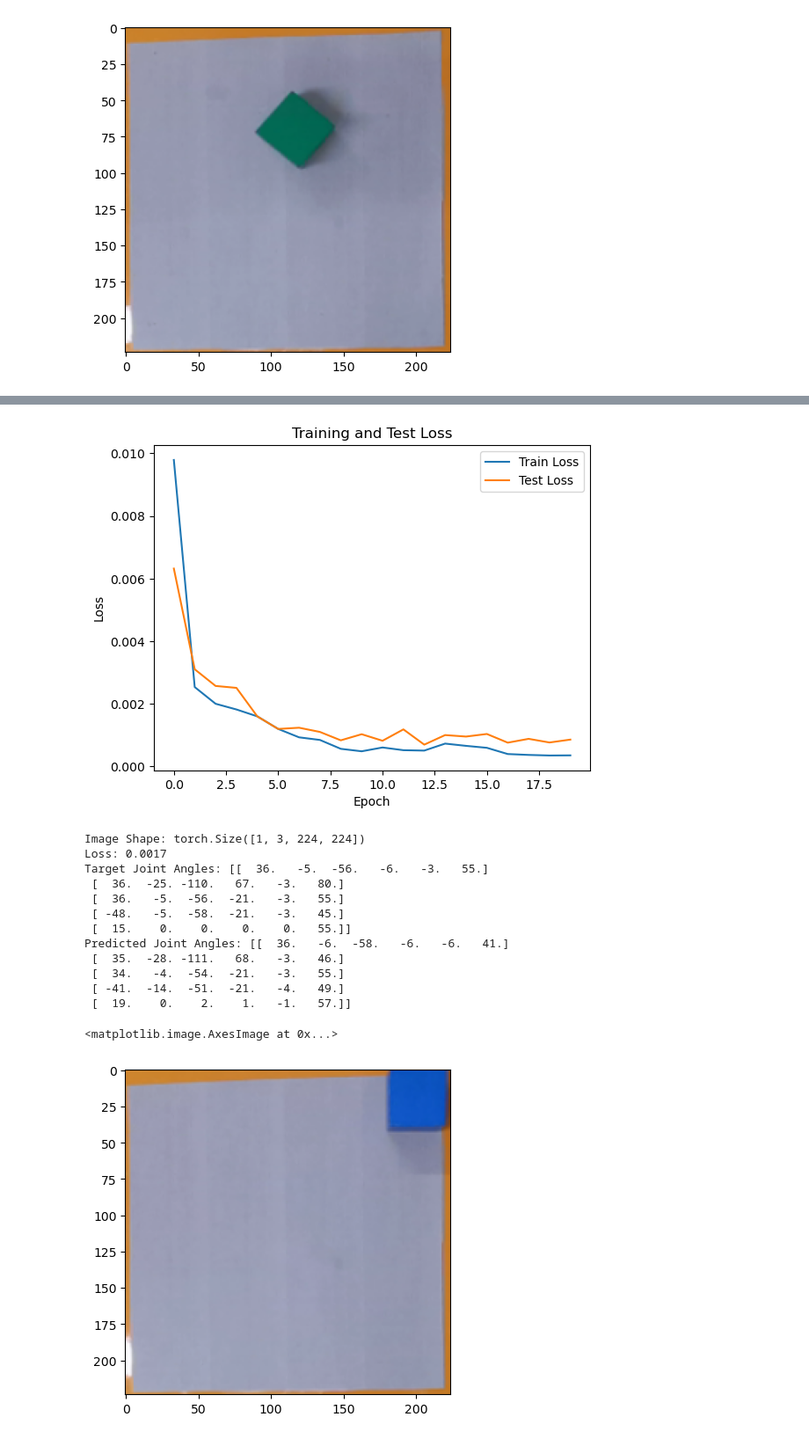
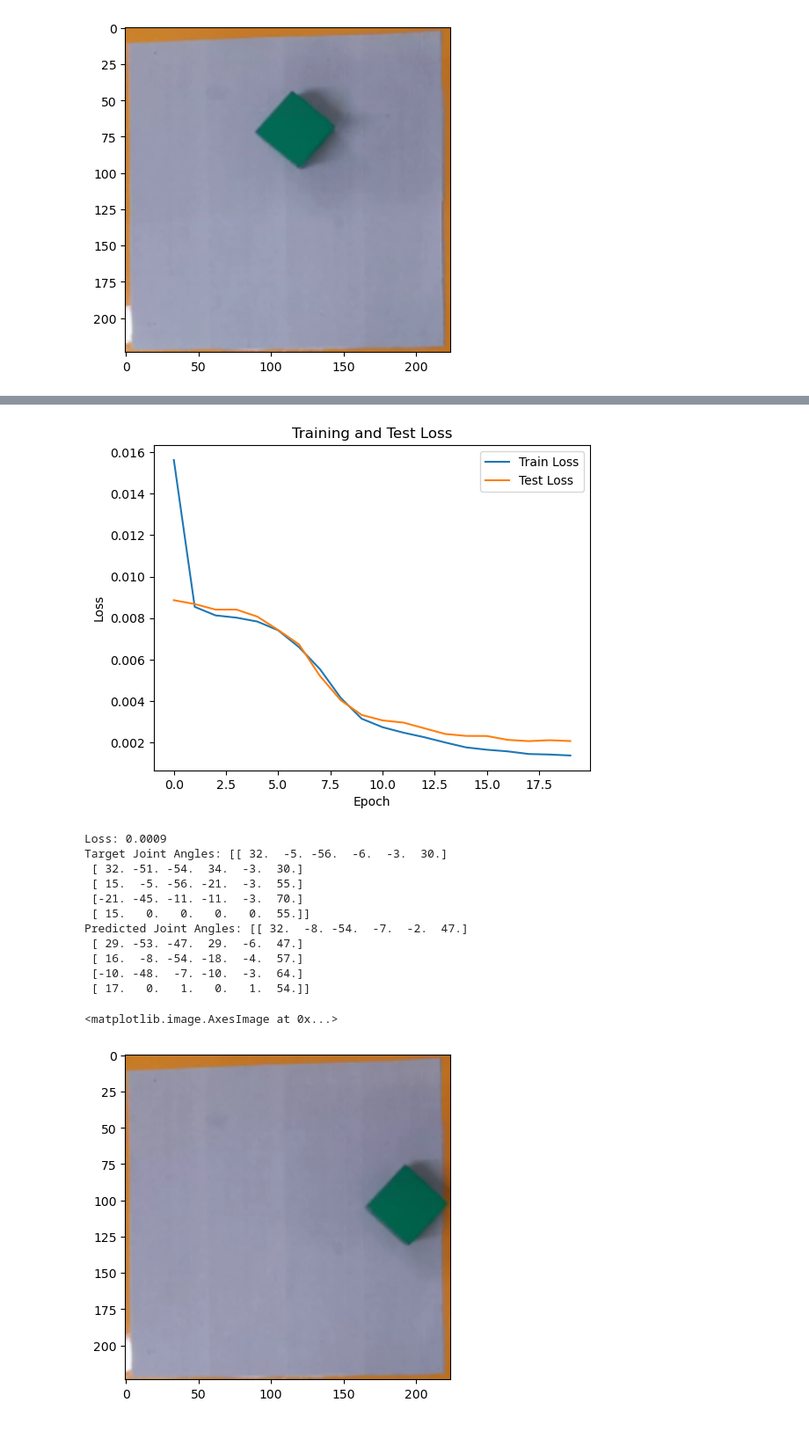
Before and after one commit to maixuanbach174/CobotVision, a Jupyter notebook: notebooks/mycobot_classificationV1.ipynb, the cells around one changed output, grey strips where cells are left out. Shown at 88% size. Drawn from its saved outputs; the diff is of its cells as text; code cells hidden in the pictures.

```diff
--- a/mycobot_classification_model.ipynb
+++ b/notebooks/mycobot_classificationV1.ipynb
@@ -173,7 +130,0 @@ class ImageToJointAngles(nn.Module):
-# %%
-torch.manual_seed(42)
-model= ImageToJointAngles().to(device)
-x = torch.randn(32, 3, 224, 224)  # Batch of 32 images
-output = model(x.to(device))
-
-print("Output shape:", output.shape)
@@ -190,0 +131,30 @@ optimizer = optim.Adam(model.parameters(), lr=0.001)
+# %%
+class JointAnglePredictor(nn.Module):
+    def __init__(self):
+        super(JointAnglePredictor, self).__init__()
+        self.cnn = nn.Sequential(
+            nn.Conv2d(3, 16, kernel_size=3, stride=1, padding=1), nn.ReLU(),
+            nn.MaxPool2d(2, 2),
+            nn.Conv2d(16, 32, kernel_size=3, stride=1, padding=1), nn.ReLU(),
+            nn.MaxPool2d(2, 2),
+            nn.Conv2d(32, 64, kernel_size=3, stride=1, padding=1), nn.ReLU(),
+            nn.AdaptiveAvgPool2d((7, 7))
+        )
+        self.fc = nn.Sequential(
+            nn.Flatten(),
+            nn.Linear(64 * 7 * 7, 128),
+            nn.ReLU(),
+            nn.Linear(128, 30)  # Predict 5x6=30 joint angles
+        )
+
+    def forward(self, x):
+        features = self.cnn(x)
+        output = self.fc(features)
+        output = output.view(-1, 5, 6)  # Reshape to (batch, 5, 6)
+        return output
+
+model = JointAnglePredictor().to(device)
+x = torch.randn(32, 3, 224, 224, device=device)
+output = model(x)
+print(f"Output Shape: {output.shape}")
+print(f"Sample batch in training dataloader: {next(iter(train_dataloader))[1].shape}")
@@ -256,4 +236,5 @@ Epoch 20/20, Train Loss: 0.0004, Test Loss: 0.0009
 # %%
+# Plot the training and test losses
 plt.plot(train_losses, label='Train Loss')
 plt.plot(test_losses, label='Test Loss')
 plt.xlabel('Epoch')
@@ -262,44 +243,43 @@ plt.legend()
 plt.title('Training and Test Loss')
 plt.show()
 # %% [output]
-[figure, old version]
+[figure, new version]
 # %%
 model.eval()
 with torch.no_grad():
-    image, target = test_dataset[1]
+    image, target = test_dataset[0]
     image = image.unsqueeze(0).to(device)
     target = target.unsqueeze(0).to(device)
     output = model(image)
     loss = criterion(output, target)
     print(f"Loss: {loss.item():.4f}")
 
     # Convert to numpy arrays
     target = target.cpu().numpy().flatten()
     output = output.cpu().numpy().flatten()
 
     # Convert to matrix (5x6)
 
     target = np.round(target.reshape(5, 6) * 180.0)  # Convert to degrees
     output = np.round(output.reshape(5, 6) * 180.0)  # Convert to degrees
 
     # Print the target and predicted joint angles
     print("Target Joint Angles:", target)
     print("Predicted Joint Angles:", output)
 
 plt.imshow(image.cpu().squeeze(0).permute(1, 2, 0))
 # %% [output]
-Image Shape: torch.Size([1, 3, 224, 224])
-Loss: 0.0017
-Target Joint Angles: [[  36.   -5.  -56.   -6.   -3.   55.]
- [  36.  -25. -110.   67.   -3.   80.]
- [  36.   -5.  -56.  -21.   -3.   55.]
- [ -48.   -5.  -58.  -21.   -3.   45.]
- [  15.    0.    0.    0.    0.   55.]]
-Predicted Joint Angles: [[  36.   -6.  -58.   -6.   -6.   41.]
- [  35.  -28. -111.   68.   -3.   46.]
- [  34.   -4.  -54.  -21.   -3.   55.]
- [ -41.  -14.  -51.  -21.   -4.   49.]
- [  19.    0.    2.    1.   -1.   57.]]
+Loss: 0.0009
+Target Joint Angles: [[ 32.  -5. -56.  -6.  -3.  30.]
+ [ 32. -51. -54.  34.  -3.  30.]
+ [ 15.  -5. -56. -21.  -3.  55.]
+ [-21. -45. -11. -11.  -3.  70.]
+ [ 15.   0.   0.   0.   0.  55.]]
+Predicted Joint Angles: [[ 32.  -8. -54.  -7.  -2.  47.]
+ [ 29. -53. -47.  29.  -6.  47.]
+ [ 16.  -8. -54. -18.  -4.  57.]
+ [-10. -48.  -7. -10.  -3.  64.]
+ [ 17.   0.   1.   0.   1.  54.]]
 <matplotlib.image.AxesImage at 0x...>
-[figure, old version]
+[figure, new version]
 # %%
```
Also changed, not shown: parts of 14 cells of this notebook, 14 other files.
